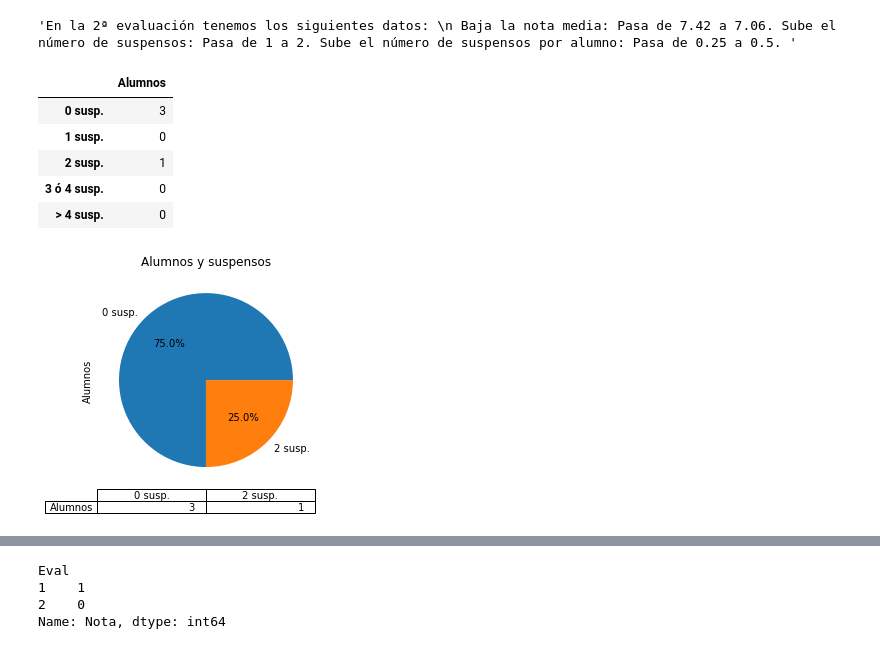
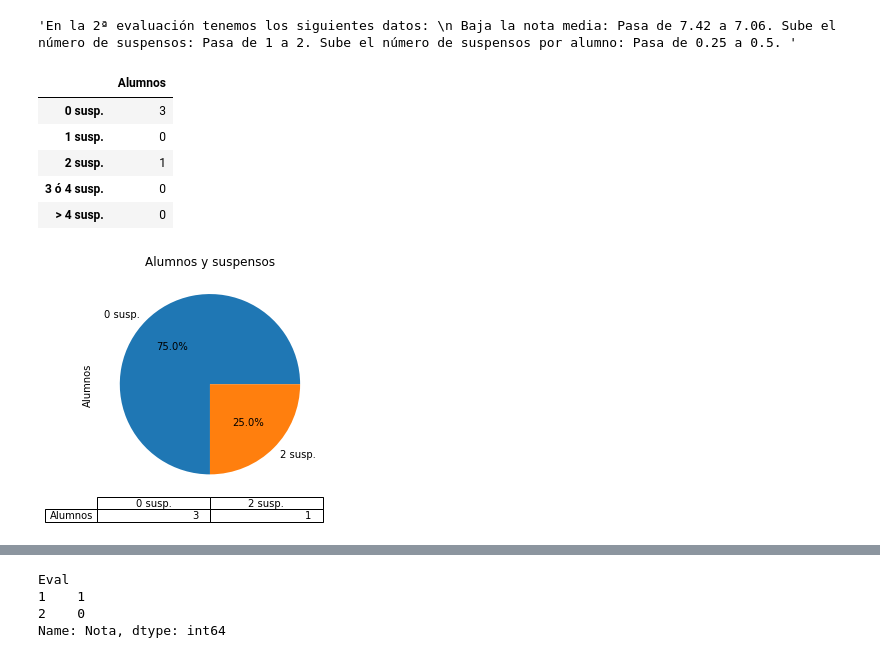
Before and after one commit to crdguez/mat4ac, a Jupyter notebook: notebooks/est_evaluacion_2021.ipynb, the cells around one changed output, grey strips where cells are left out. Drawn from its saved outputs; the diff is of its cells as text; code cells hidden in the pictures.

```diff
--- a/notebooks/est_evaluacion_2021.ipynb
+++ b/notebooks/est_evaluacion_2021.ipynb
@@ -255,21 +253,27 @@ analisis_df(df2)[0]
 'En la 2ª evaluación tenemos los siguientes datos: \n Baja la nota media: Pasa de 7.42 a 7.06. Sube el número de suspensos: Pasa de 1 a 2. Sube el número de suspensos por alumno: Pasa de 0.25 a 0.5. '
 # %%
 # Alumnos y suspensos
+
+from matplotlib import rcParams
+rcParams.update({'figure.autolayout': True})
+
 df = actilla_final[actilla_final.Eval==ultima_evaluacion].groupby('Alumno').sum().Suspenso
 ranges = [0,1,2,3,5,10]
 df2 = df.groupby(pd.cut(df, ranges, right=False)).count()
 df2.index=['0 susp.','1 susp.','2 susp.','3 ó 4 susp.','> 4 susp.']
 df2.name = 'Alumnos'
-df2[df2 > 0].plot(kind='pie', title = 'Alumnos y suspensos',autopct='%1.1f%%', table=True)
+g0=df2[df2 > 0].plot(kind='pie', title = 'Alumnos y suspensos',autopct='%1.1f%%', table=True)
+g0
+g0.get_figure().savefig('g0.png')
 df2.to_frame()
 # %% [output]
 |  | Alumnos |
 | 0 susp. | 3 |
 | 1 susp. | 0 |
 | 2 susp. | 1 |
 | 3 ó 4 susp. | 0 |
 | > 4 susp. | 0 |
-[figure, old version]
+[figure, new version]
 # %%
 # Alumnos y suspensos
 df = actilla_final[actilla_final.Eval==ultima_evaluacion].groupby('Alumno').mean().Nota
```
Also changed, not shown: parts of 7 cells of this notebook, 1 other file.
